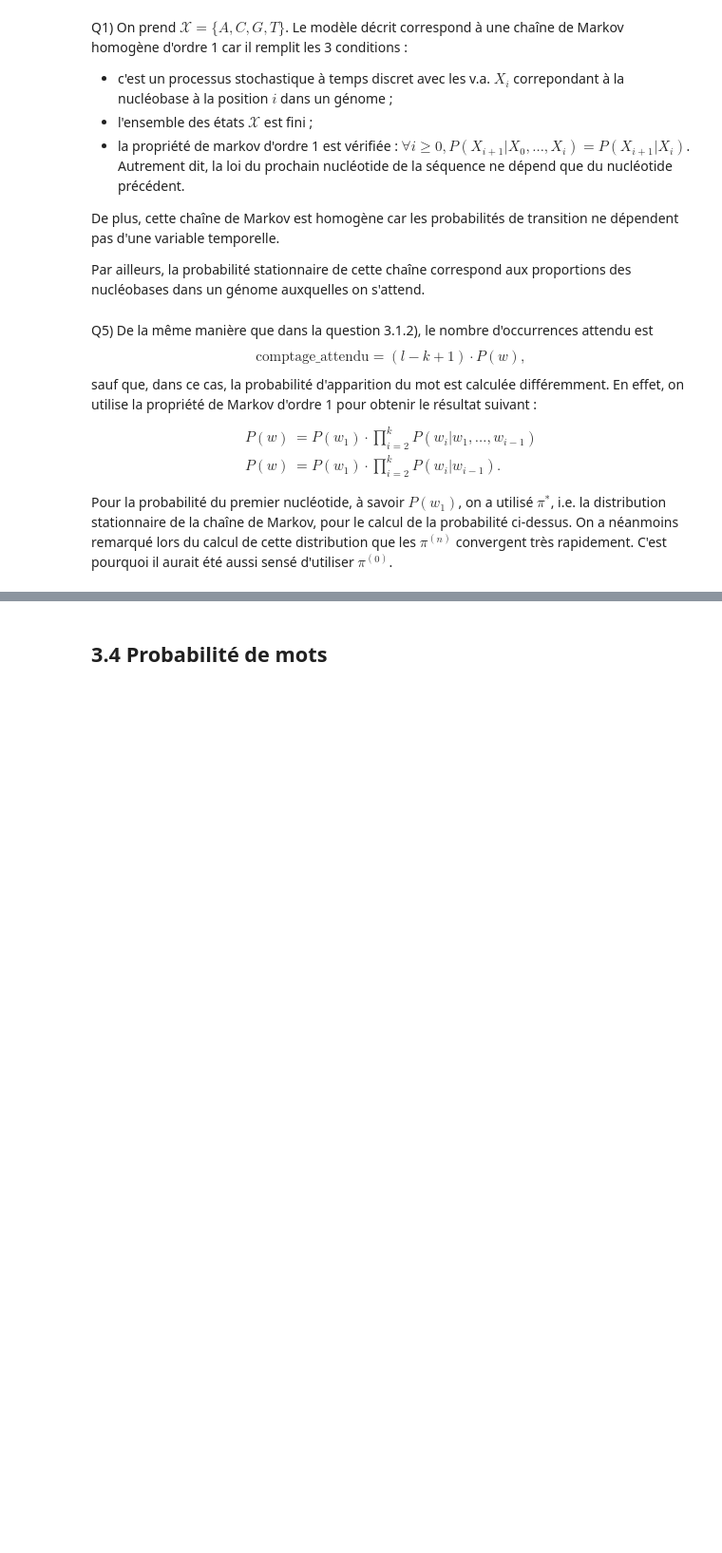
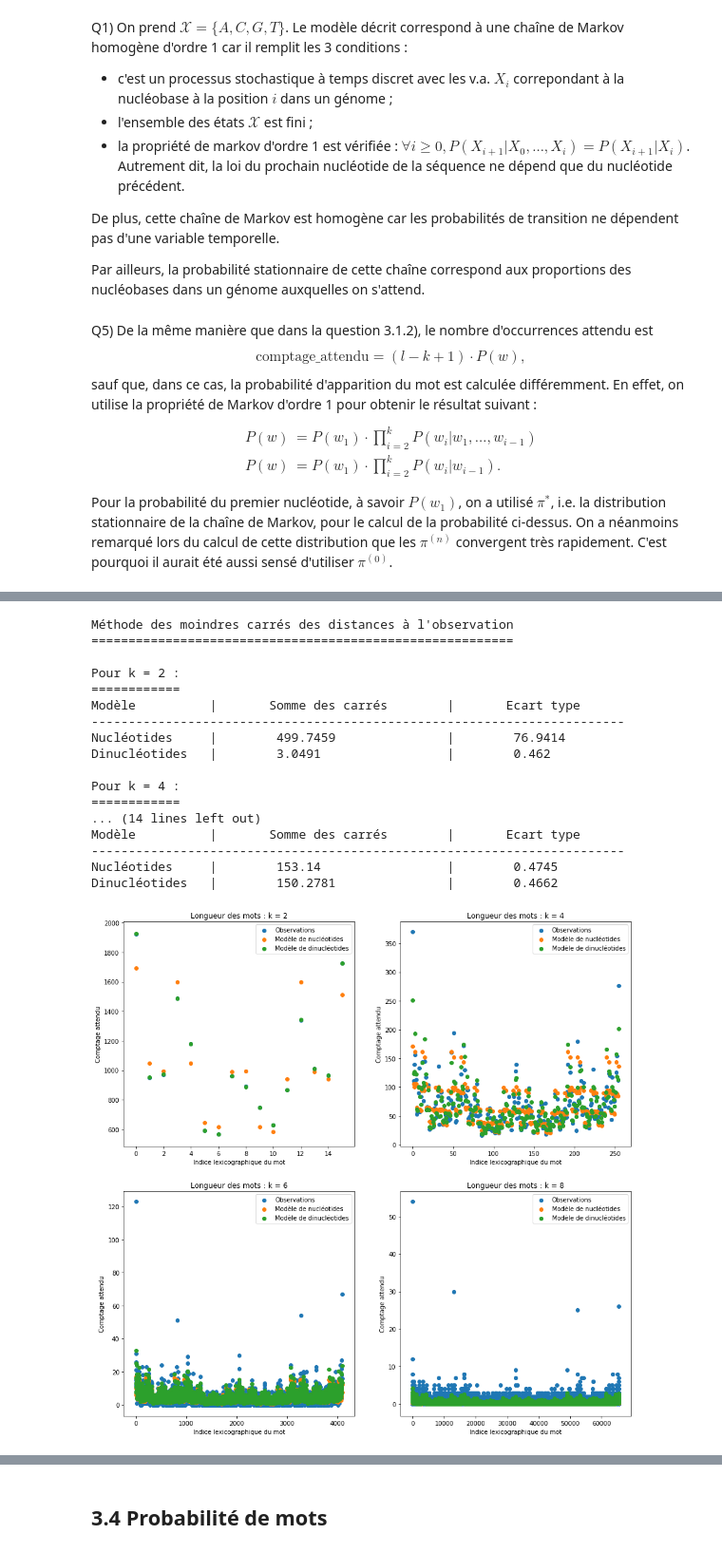
Before and after one commit to hanouticelina/promoter--regions, a Jupyter notebook: results.ipynb, the cells around one changed output, grey strips where cells are left out. Shown: that part at 95% size. Saved outputs shown, nothing was run; the diff lists cells and outputs as text; code cells hidden in the pictures; blank space fills up the shorter version.

```diff
--- a/results.ipynb
+++ b/results.ipynb
@@ -117,0 +120,21 @@ Q7)
+# %%
+project.plot_counts(chromos_list, probas)
+# %% [output]
+Méthode des moindres carrés des distances à l'observation
+=========================================================
+
+Pour k = 2 :
+============
+Modèle          |       Somme des carrés        |       Ecart type
+------------------------------------------------------------------------
+Nucléotides     |        499.7459               |        76.9414
+Dinucléotides   |        3.0491                 |        0.462
+
+Pour k = 4 :
+============
+... (14 lines left out)
+Modèle          |       Somme des carrés        |       Ecart type
+------------------------------------------------------------------------
+Nucléotides     |        153.14                 |        0.4745
+Dinucléotides   |        150.2781               |        0.4662
+[figure, added]
```
Also changed, not shown: parts of 9 cells of this notebook, 6 other files.
